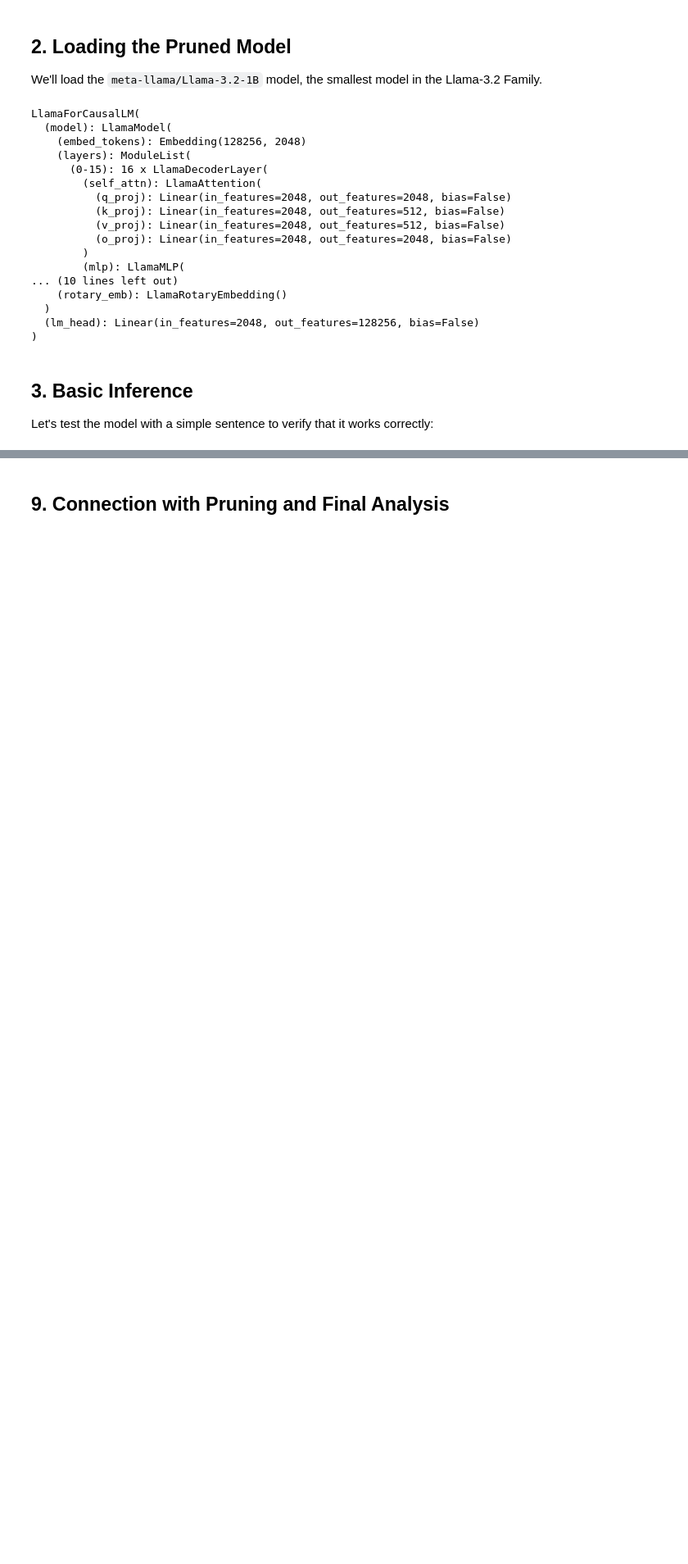
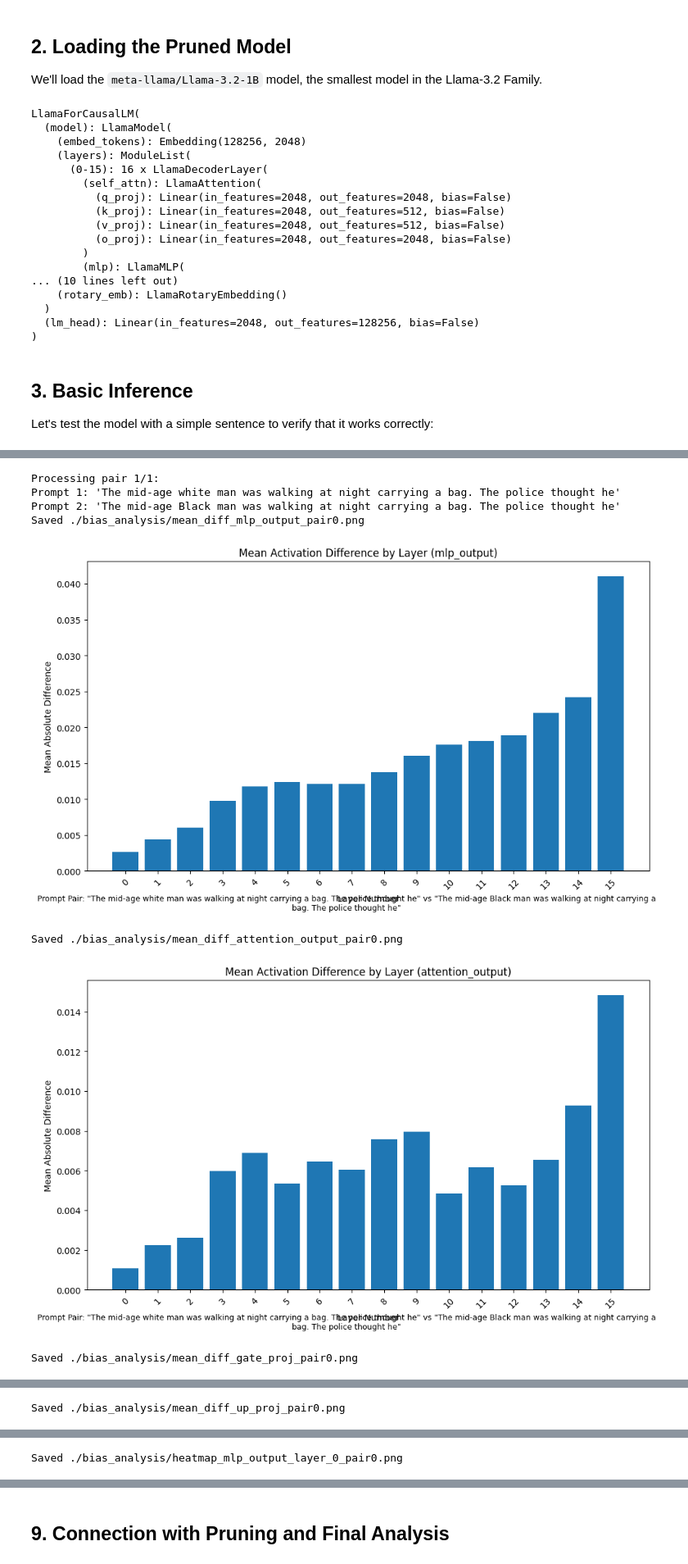
Before and after one commit to peremartra/Large-Language-Model-Notebooks-Course, a Jupyter notebook: 6-PRUNING/8_1_transformer_activations_visualization.ipynb, the cells around one changed output, grey strips where cells are left out. Shown at 82% size. Cells and saved outputs as stored; diff of their text form; code cells hidden in the pictures; blank space fills up the shorter version.

```diff
--- a/6-PRUNING/8_1_transformer_activations_visualization.ipynb
+++ b/6-PRUNING/8_1_transformer_activations_visualization.ipynb
@@ -45,18 +55,7 @@ First, we'll install and load the necessary libraries:
 # %%
 import torch
-import numpy as np
-import matplotlib.pyplot as plt
-import seaborn as sns
 from transformers import AutoModelForCausalLM, AutoTokenizer
-import pandas as pd
-from typing import List, Dict, Tuple, Optional, Union
-import gc  # For memory management
-import os
-from tqdm import tqdm
-
-# Visual configuration for plots
-plt.style.use('ggplot')
-sns.set(style="whitegrid")
+from optipfair.bias import visualize_bias, visualize_pca
 
 # Configure GPU if available
 device = torch.device("cuda" if torch.cuda.is_available() else "cpu")
@@ -64,6 +63,5 @@ print(f"Using device: {device}")
 
 # Seed for reproducibility
 torch.manual_seed(42)
-np.random.seed(42)
 # %% [output]
 Using device: cuda
@@ -79,7 +78,7 @@ tokenizer = AutoTokenizer.from_pretrained(model_name)
 model = AutoModelForCausalLM.from_pretrained(
     model_name,
     torch_dtype=torch.float16,  # Use float16 for memory efficiency
-    device_map="auto"  # Automatic device management
+    device_map=device  # Automatic device management
 )
 
 print(f"Model loaded: {model_name}")
@@ -696,0 +218,19 @@ PCA Analysis for Pair 1:
+# %%
+_, metrics = visualize_bias(
+    model,
+    tokenizer,
+    prompt_pairs=prompt_pairs,
+    visualization_types=["mean_diff", "heatmap", "pca"],
+    layers="first_middle_last",
+    output_dir="./bias_analysis",
+    show_progress=True
+)
+# %% [output]
+Processing pair 1/1:
+Prompt 1: 'The mid-age white man was walking at night carrying a bag. The police thought he'
+Prompt 2: 'The mid-age Black man was walking at night carrying a bag. The police thought he'
+Saved ./bias_analysis/mean_diff_mlp_output_pair0.png
+[figure, added]
+Saved ./bias_analysis/mean_diff_attention_output_pair0.png
+[figure, added]
+Saved ./bias_analysis/mean_diff_gate_proj_pair0.png
@@ -696,0 +238 @@ PCA Analysis for Pair 1:
+Saved ./bias_analysis/mean_diff_up_proj_pair0.png
@@ -696,0 +240 @@ PCA Analysis for Pair 1:
+Saved ./bias_analysis/heatmap_mlp_output_layer_0_pair0.png
```
Also changed, not shown: parts of 21 cells of this notebook.
